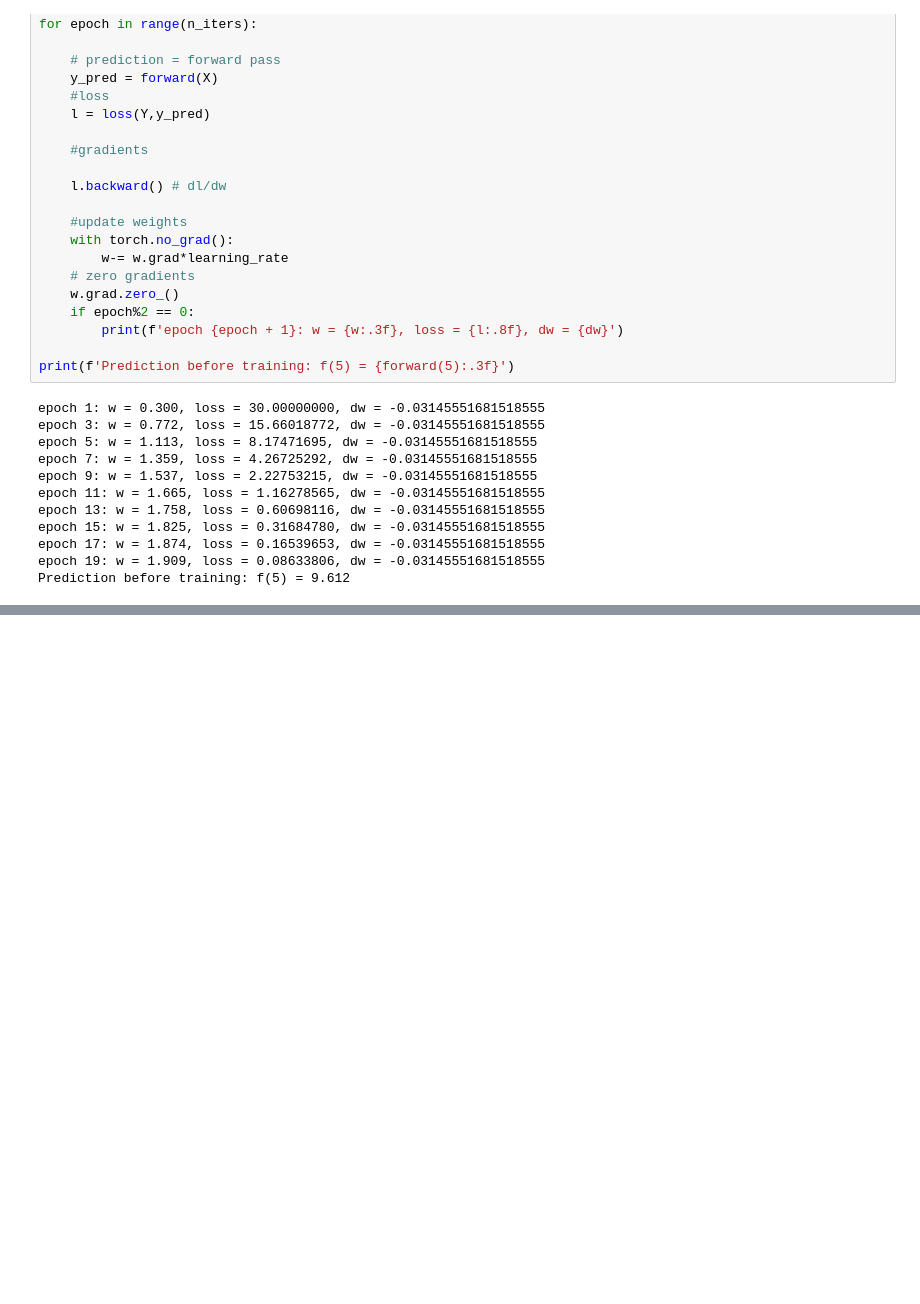
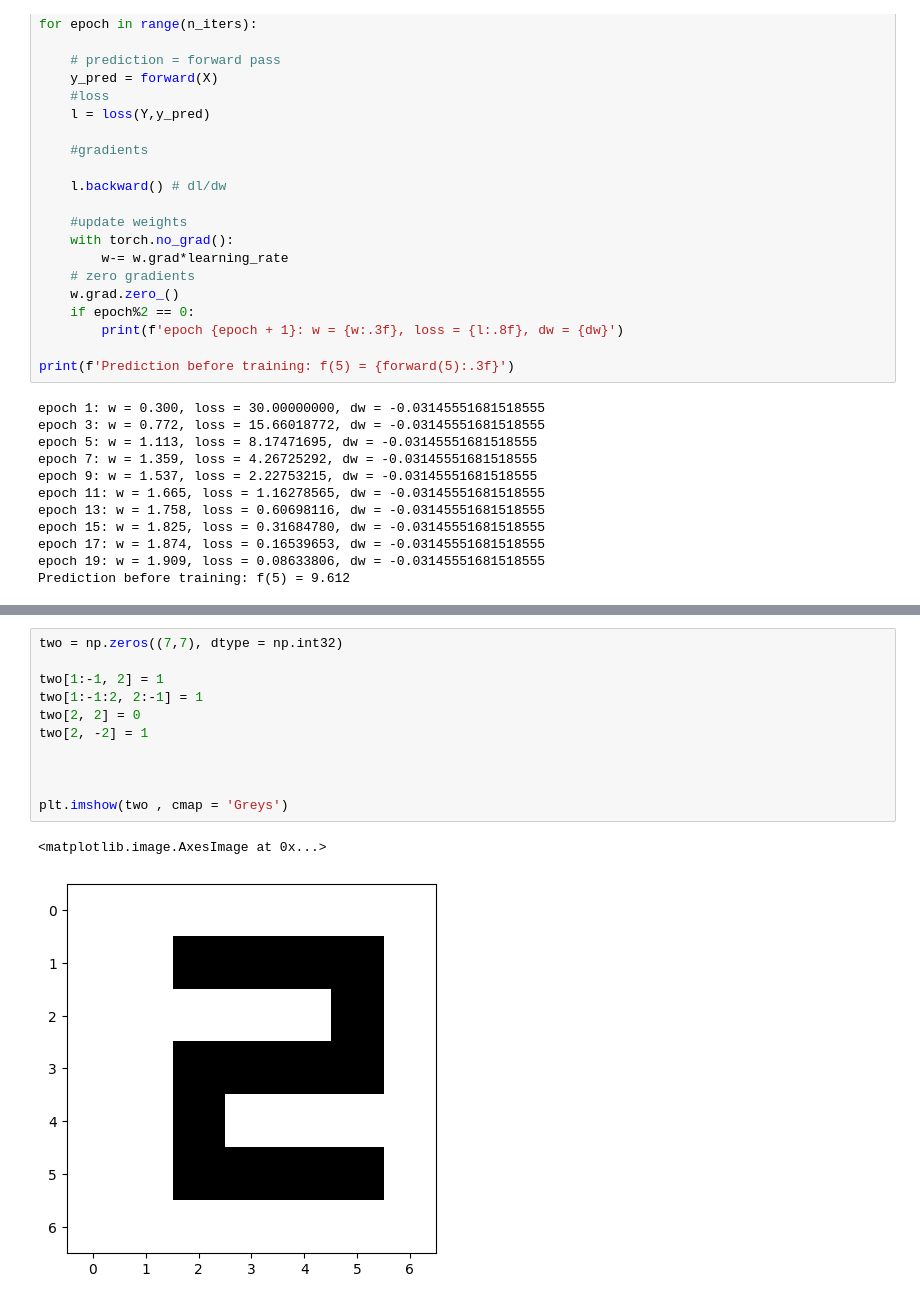
Before and after one commit to barracuda049/dl, a Jupyter notebook: sw.ipynb, the cells around one changed output, grey strips where cells are left out. Drawn from its saved outputs; the diff is of its cells as text; blank space fills up the shorter version.

```diff
--- a/sw.ipynb
+++ b/sw.ipynb
@@ -290,0 +311,14 @@ Prediction before training: f(5) = 9.612
+# %%
+two = np.zeros((7,7), dtype = np.int32)
+
+two[1:-1, 2] = 1
+two[1:-1:2, 2:-1] = 1
+two[2, 2] = 0
+two[2, -2] = 1
+
+
+
+plt.imshow(two , cmap = 'Greys')
+# %% [output]
+<matplotlib.image.AxesImage at 0x...>
+[figure, added]
```
Also changed, not shown: parts of 44 cells of this notebook.
